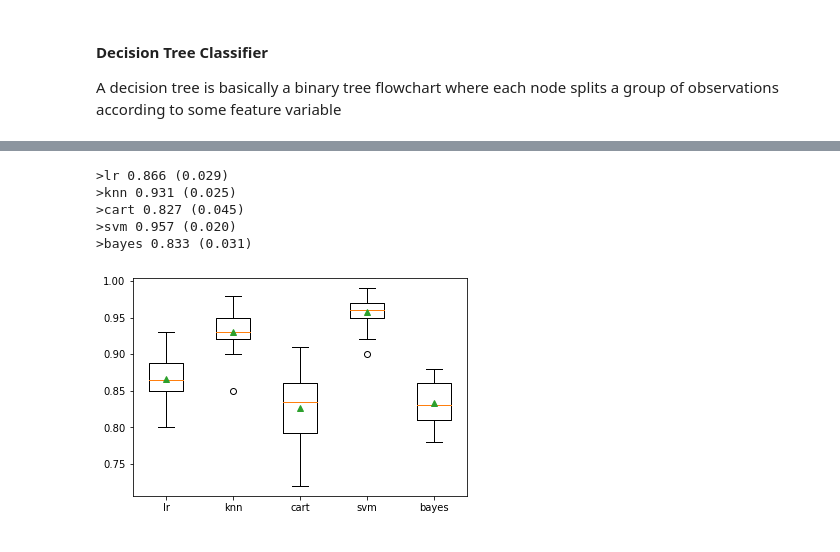
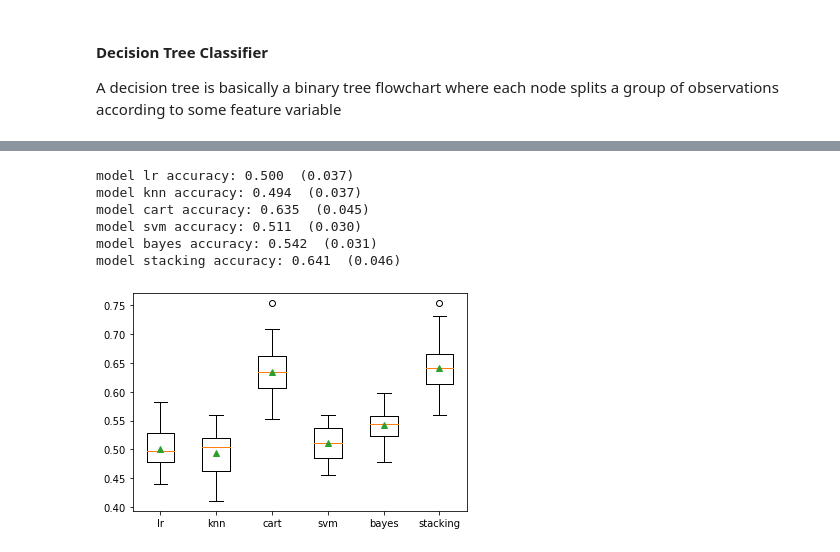
Before and after one commit to DaLuSt/DSLS-DS3-Machine-learning, a Jupyter notebook: Supervised-learning/Supervisedlearning_Assingment_DaanSteur_379943_DSLS.ipynb, the cells around one changed output, grey strips where cells are left out. Drawn from its saved outputs; the diff is of its cells as text; code cells hidden in the pictures.

```diff
--- a/Supervised-learning/Supervisedlearning_Assingment_DaanSteur_379943_DSLS.ipynb
+++ b/Supervised-learning/Supervisedlearning_Assingment_DaanSteur_379943_DSLS.ipynb
@@ -128,7 +147,7 @@ AttributeError: type object 'exploration' has no attribute 'violin_plot'
-# %%
-# drop rows with na values
-data = data.dropna(subset=["Genetic_Pedigree_Coefficient"])
 # %%
+# drop rows with na values
+data = data.dropna(subset=["Genetic_Pedigree_Coefficient","alcohol_consumption_per_day"])
+
 # Calculate correlation between each pair of variable
 corr_matrix=data.corr()
 
@@ -158,7 +177,7 @@ data.head()
 # organise data
 label_names = ['Blood_Pressure_Abnormality']
 labels = data[label_names].to_numpy()
-feature_names = ['Genetic_Pedigree_Coefficient', 'Age', 'BMI','Level_of_Stress']
+feature_names = ['Genetic_Pedigree_Coefficient', 'Age', 'BMI','Level_of_Stress', 'salt_content_in_the_diet', 'alcohol_consumption_per_day','Physical_activity']
 features = data[feature_names].to_numpy()
 
 print(label_names)
@@ -240,0 +264,11 @@ A decision tree is basically a binary tree flowchart where each node splits a gr
+# %%
+
+cart = DecisionTreeClassifier()
+model = cart.fit(train, train_labels)
+preds = cart.predict(test)
+# print(preds[:25])
+
+print(accuracy_score(test_labels, preds))
+confusion_matrix = confusion_matrix(test_labels, preds)
+print(confusion_matrix)
+print(classification_report(test_labels, preds))
@@ -241,56 +303,55 @@ A decision tree is basically a binary tree flowchart where each node splits a gr
 # %%
-# compare standalone models for binary classification
-from numpy import mean
-from numpy import std
-from sklearn.datasets import make_classification
-from sklearn.model_selection import cross_val_score
-from sklearn.model_selection import RepeatedStratifiedKFold
-from sklearn.linear_model import LogisticRegression
-from sklearn.neighbors import KNeighborsClassifier
-from sklearn.tree import DecisionTreeClassifier
-from sklearn.svm import SVC
-from sklearn.naive_bayes import GaussianNB
-from matplotlib import pyplot
+# get a stacking ensemble of models
+def get_stacking():
+	# define the base models
+	level0 = [('lr', LogisticRegression())]
+	level0.append(('knn', KNeighborsClassifier()))
+	level0.append(('cart', DecisionTreeClassifier()))
+	level0.append(('svm', SVC()))
+	level0.append(('bayes', GaussianNB()))
+	# define meta learner model
+	level1 = LogisticRegression()
+	# define the stacking ensemble
 
-# get the dataset
-def get_dataset():
-	X, y = make_classification(n_samples=1000, n_features=20, n_informative=15, n_redundant=5, random_state=1)
-	return X, y
+	model = StackingClassifier(estimators=level0, final_estimator=level1, cv=5)
+	return model
 
 # get a list of models to evaluate
 def get_models():
-	models = dict()
-	models['lr'] = LogisticRegression()
+	models = {'lr': LogisticRegression()}
 	models['knn'] = KNeighborsClassifier()
 	models['cart'] = DecisionTreeClassifier()
 	models['svm'] = SVC()
 	models['bayes'] = GaussianNB()
+	models['stacking'] = get_stacking()
 	return models
 
-# evaluate a given model using cross-validation
+# evaluate a give model using cross-validation
 def evaluate_model(model, X, y):
 	cv = RepeatedStratifiedKFold(n_splits=10, n_repeats=3, random_state=1)
-	scores = cross_val_score(model, X, y, scoring='accuracy', cv=cv, n_jobs=-1, error_score='raise')
-	return scores
+	return cross_val_score(
+	    model, X, y, scoring='accuracy', cv=cv, n_jobs=-1, error_score='raise')
 
 # define dataset
-X, y = get_dataset()
+X = train
+y = train_labels
 # get the models to evaluate
 models = get_models()
 # evaluate the models and store results
 results, names = list(), list()
 for name, model in models.items():
 	scores = evaluate_model(model, X, y)
 	results.append(scores)
 	names.append(name)
-	print('>%s %.3f (%.3f)' % (name, mean(scores), std(scores)))
+	print('model %s accuracy: %.3f  (%.3f)' % (name, np.mean(scores), np.std(scores)))
 # plot model performance for comparison
 pyplot.boxplot(results, labels=names, showmeans=True)
 pyplot.show()
 # %% [output]
->lr 0.866 (0.029)
->knn 0.931 (0.025)
->cart 0.827 (0.045)
->svm 0.957 (0.020)
->bayes 0.833 (0.031)
+model lr accuracy: 0.500  (0.037)
+model knn accuracy: 0.494  (0.037)
+model cart accuracy: 0.635  (0.045)
+model svm accuracy: 0.511  (0.030)
+model bayes accuracy: 0.542  (0.031)
+model stacking accuracy: 0.641  (0.046)
-[figure, old version]
+[figure, new version]
```
Also changed, not shown: parts of 17 cells of this notebook, 1 other file.
